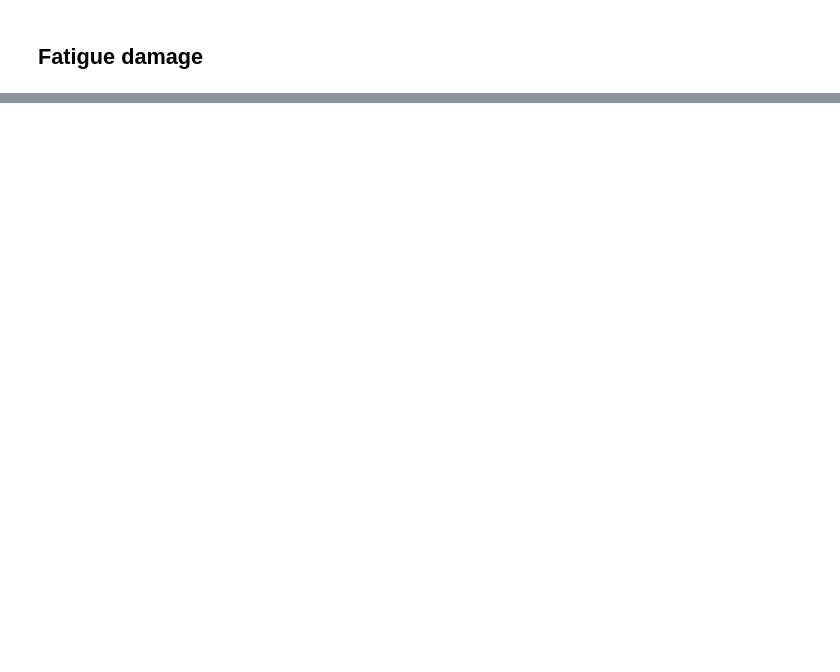
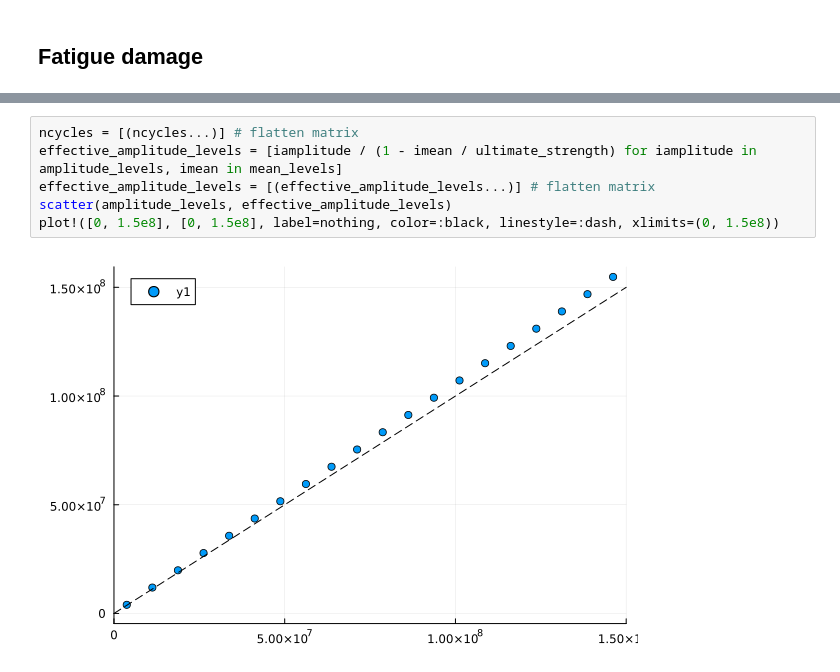
Before and after one commit to sandialabs/OWENS.jl, a Jupyter notebook: examples/Goodman_correction.ipynb, the cells around one changed output, grey strips where cells are left out. Drawn from its saved outputs; the diff is of its cells as text; blank space fills up the shorter version.

```diff
--- a/examples/Goodman_correction.ipynb
+++ b/examples/Goodman_correction.ipynb
@@ -78,0 +126,8 @@ fatigue_damage(stress, sn_stress, sn_log_cycles, ultimate_strength; nbins_amplit
+# %%
+ncycles = [(ncycles...)] # flatten matrix
+effective_amplitude_levels = [iamplitude / (1 - imean / ultimate_strength) for iamplitude in amplitude_levels, imean in mean_levels]
+effective_amplitude_levels = [(effective_amplitude_levels...)] # flatten matrix
+scatter(amplitude_levels, effective_amplitude_levels)
+plot!([0, 1.5e8], [0, 1.5e8], label=nothing, color=:black, linestyle=:dash, xlimits=(0, 1.5e8))
+# %% [output]
+[figure, added]
```
Also changed, not shown: parts of 18 cells of this notebook, 1 other file.
